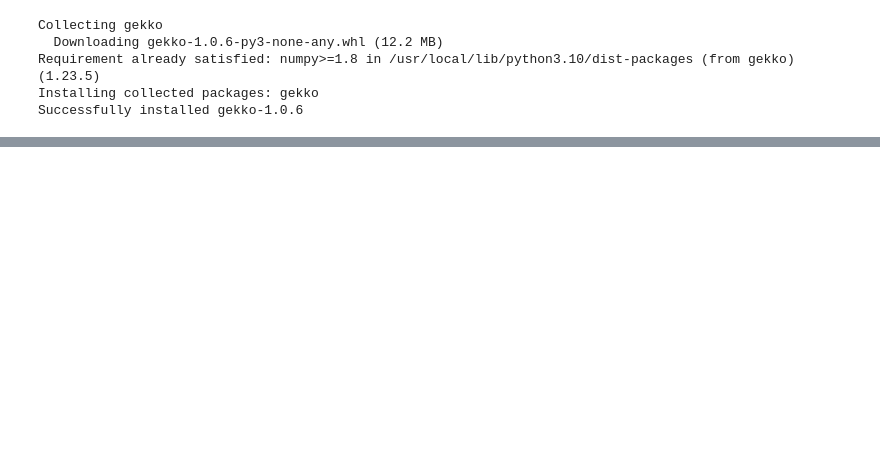
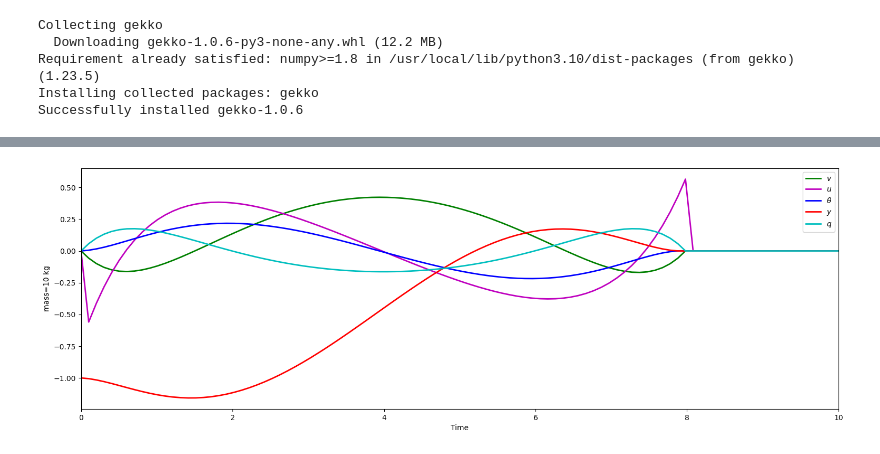
Before and after one commit to Amarnath-188/Design-Optimization, a Jupyter notebook: Inverted_pendulum_MPC.ipynb, the cells around one changed output, grey strips where cells are left out. Cells and saved outputs as stored; diff of their text form; code cells hidden in the pictures; blank space fills up the shorter version.

```diff
--- a/Inverted_pendulum_MPC.ipynb
+++ b/Inverted_pendulum_MPC.ipynb
@@ -126,0 +262,83 @@ def Gamma(a12: float, a21: float, x1: float,\
+# %%
+mass = [10,30,50]
+nm = len(mass)
+
+for j in range(len(mass)):
+    m1 = 10
+    m2 = mass[j]
+
+    # Define a control system model
+    model = GEKKO()
+
+    # Weight of the item
+    item_weight = mass[j]
+
+    # Define the time, going beyond 6.2s
+    model.time = np.linspace(0, 10, 100)
+    end_location = int(100.0 * 8 / 10.0)
+
+    # Parameters
+    m1_value = 10
+    m2_value = item_weight
+
+    final = np.zeros(len(model.time))
+    for i in range(len(model.time)):
+        if model.time[i] < 8:
+            final[i] = 0
+        else:
+            final[i] = 1
+    final = model.Param(value=final)
+
+    # Manipulated variable
+    u = model.Var(value=0)
+
+    # State variables
+    theta = model.Var(value=0)
+    q = model.Var(value=0)
+    y = model.Var(value=-1)
+    v = model.Var(value=0)
+
+    # Intermediates
+    epsilon = model.Intermediate(m2_value / (m1_value + m2_value))
+
+    # State Space Model
+    model.Equation(y.dt() == v)
+    model.Equation(v.dt() == -epsilon * theta + u)
+    model.Equation(theta.dt() == q)
+    model.Equation(q.dt() == theta - u)
+
+    # Objectives_Definatiom
+    model.Obj(final * y**2)
+    model.Obj(final * v**2)
+    model.Obj(final * theta**2)
+    model.Obj(final * q**2)
+
+    model.fix(y, pos=end_location, val=0.0)
+    model.fix(v, pos=end_location, val=0.0)
+    model.fix(theta, pos=end_location, val=0.0)
+    model.fix(q, pos=end_location, val=0.0)
+
+    # Minimize change of manipulated variable over the horizon
+    model.Obj(0.001 * u**2)
+
+    model.options.IMODE = 6  # MPC
+    model.solve(disp=False);
+
+    fig2 = plt.figure(figsize=(30, 10))
+
+    # Velocity_Plot
+    ax1 = fig2.add_subplot(221)
+    ax1.plot(model.time, v.value, 'g', lw=2, label=r'$v$')
+    ax1.plot(model.time, u.value, 'm', lw=2, label=r'$u$')
+    ax1.plot(model.time, theta.value, 'b', lw=2, label=r'$\theta$')
+    ax1.plot(model.time, y.value, 'r', lw=2, label=r'$y$')
+    ax1.plot(model.time, q.value, 'c', lw=2, label=r'$q$')
+    ax1.legend(loc=1)
+    ax1.set_ylabel(f'mass={mass[j]} kg')
+    ax1.set_xlabel('Time')
+    ax1.set_xlim(model.time[0], model.time[-1])
+    plt.legend(loc=1)
+    plt.tight_layout()
+    plt.show()
+# %% [output]
+[figure, added]
```
Also changed, not shown: parts of 20 cells of this notebook.
